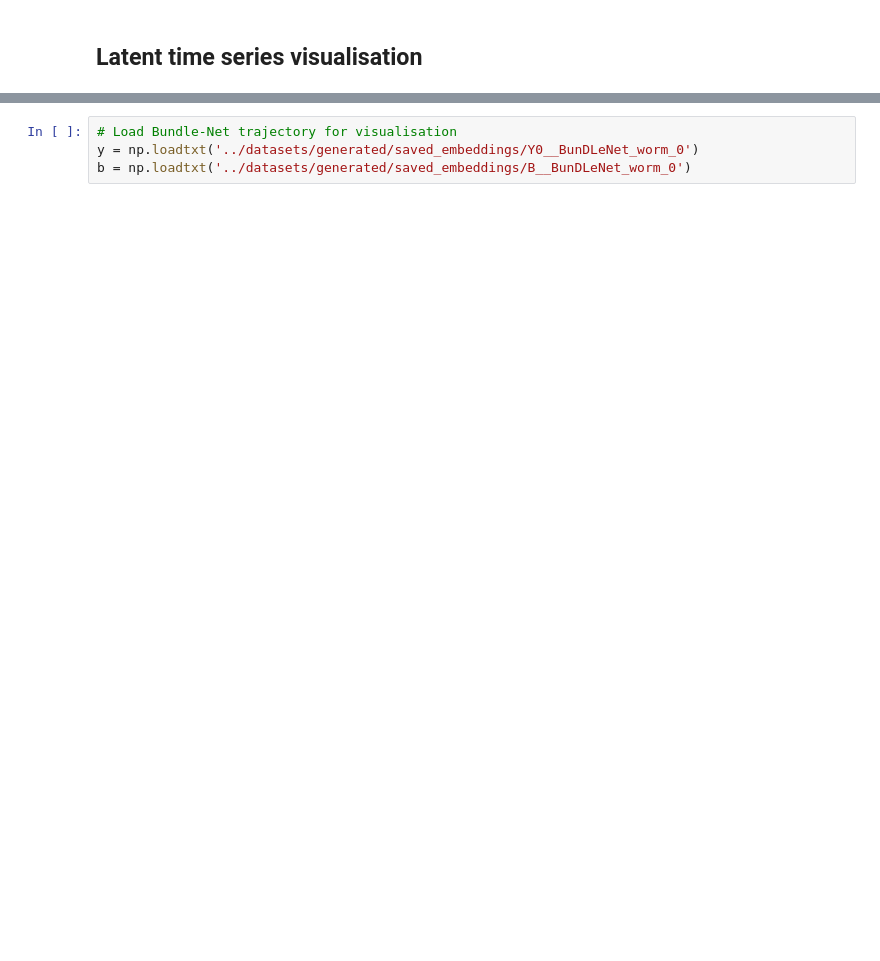
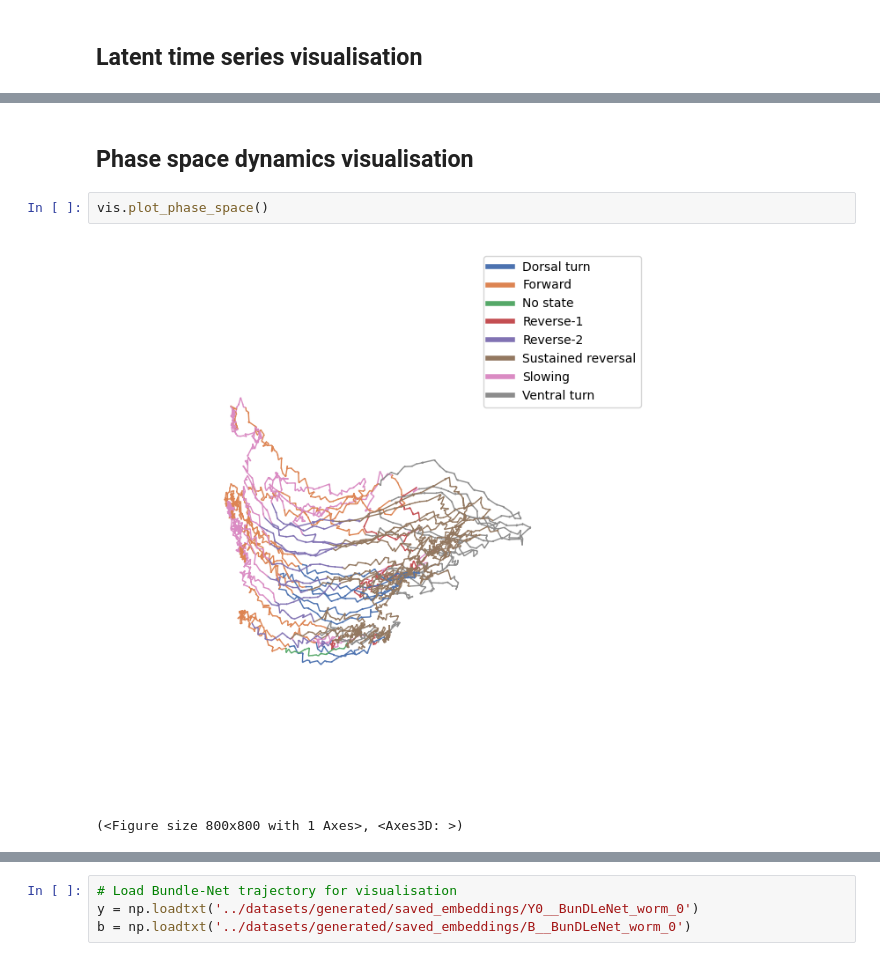
Before and after one commit to neuroinformatics-uni-vienna/NC-MCM, a Jupyter notebook: demos/visualisers.ipynb, the cells around one changed output, grey strips where cells are left out. Cells and saved outputs as stored; diff of their text form; blank space fills up the shorter version.

```diff
--- a/demos/visualisers.ipynb
+++ b/demos/visualisers.ipynb
@@ -40,0 +48,7 @@ vis.plot_latent_timeseries()
+# %% [markdown]
+## Phase space dynamics visualisation
+# %%
+vis.plot_phase_space()
+# %% [output]
+[figure, added]
+(<Figure size 800x800 with 1 Axes>, <Axes3D: >)
```
Also changed, not shown: parts of 10 cells of this notebook, 2 other files.
